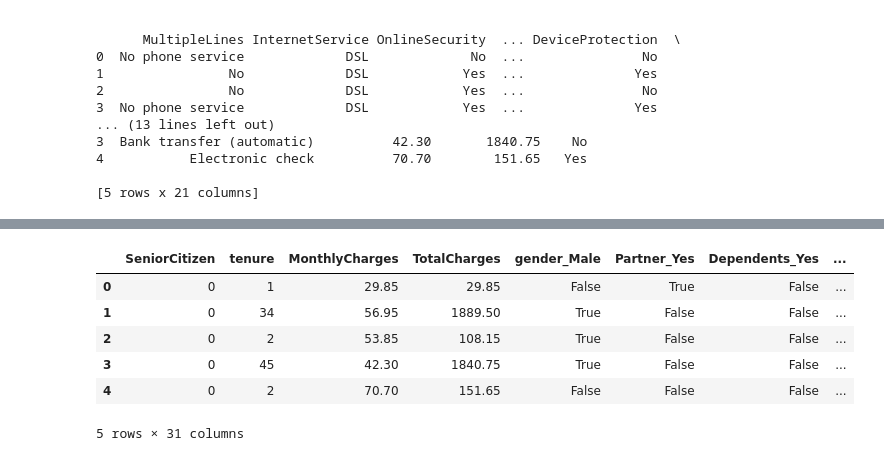
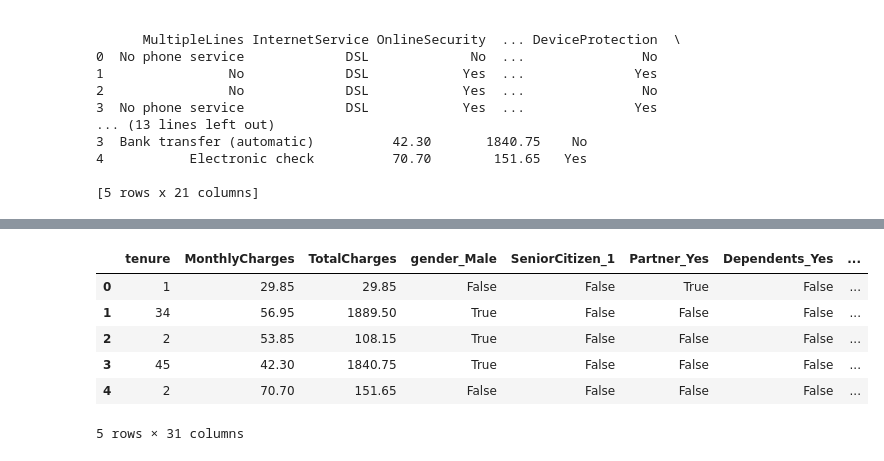
Before and after one commit to Aicha-Laribia/Telecom-Churn-Prediction, a Jupyter notebook: src/notebook.ipynb, the cells around one changed output, grey strips where cells are left out. Saved outputs shown, nothing was run; the diff lists cells and outputs as text; code cells hidden in the pictures.

```diff
--- a/src/notebook.ipynb
+++ b/src/notebook.ipynb
@@ -74,6 +74,8 @@ dtype: object
 # %%
 # type of TotalCharges is object, we need to convert it to numeric
 df['TotalCharges'] = pd.to_numeric(df['TotalCharges'], errors='coerce')
+# Drop rows with NaN in TotalCharges
+df.dropna(subset=['TotalCharges'], inplace=True)
 df.dtypes
 # %% [output]
 customerID              str
@@ -107,15 +109,16 @@ df.head()
 | 4 | Female | 0 | No | No | 2 | Yes | No | Fiber optic | ... |
 # %%
 # encoding categorical variables
+df['SeniorCitizen'] = df['SeniorCitizen'].astype('category')  # Ensure SeniorCitizen is treated as categorical
 df_encoded = pd.get_dummies(df, drop_first=True)
 df_encoded.head()
 # %% [output]
-|  | SeniorCitizen | tenure | MonthlyCharges | TotalCharges | gender_Male | Partner_Yes | Dependents_Yes | ... |
-| 0 | 0 | 1 | 29.85 | 29.85 | False | True | False | ... |
-| 1 | 0 | 34 | 56.95 | 1889.50 | True | False | False | ... |
-| 2 | 0 | 2 | 53.85 | 108.15 | True | False | False | ... |
-| 3 | 0 | 45 | 42.30 | 1840.75 | True | False | False | ... |
-| 4 | 0 | 2 | 70.70 | 151.65 | False | False | False | ... |
+|  | tenure | MonthlyCharges | TotalCharges | gender_Male | SeniorCitizen_1 | Partner_Yes | Dependents_Yes | ... |
+| 0 | 1 | 29.85 | 29.85 | False | False | True | False | ... |
+| 1 | 34 | 56.95 | 1889.50 | True | False | False | False | ... |
+| 2 | 2 | 53.85 | 108.15 | True | False | False | False | ... |
+| 3 | 45 | 42.30 | 1840.75 | True | False | False | False | ... |
+| 4 | 2 | 70.70 | 151.65 | False | False | False | False | ... |
 5 rows × 31 columns
 # %%
 # remove lines with Nan values in TotalCharges
```
Also changed, not shown: parts of 17 cells of this notebook.
